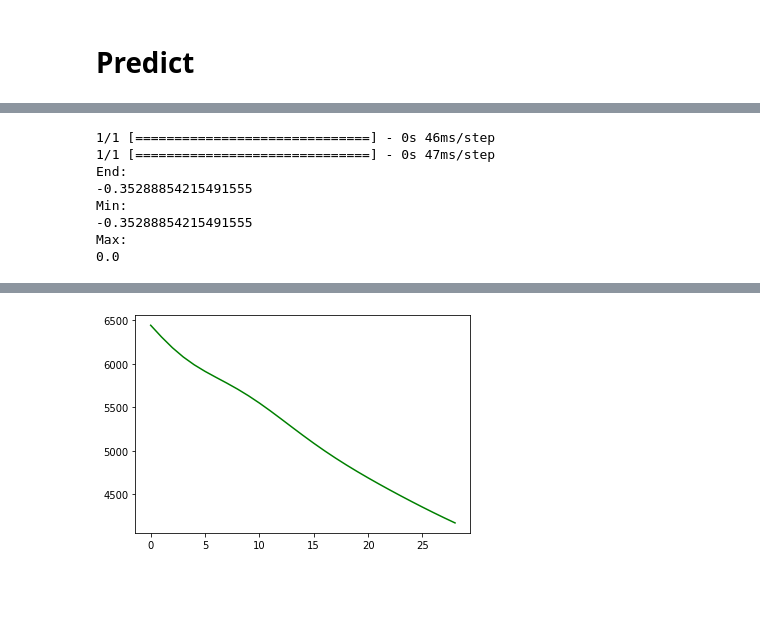
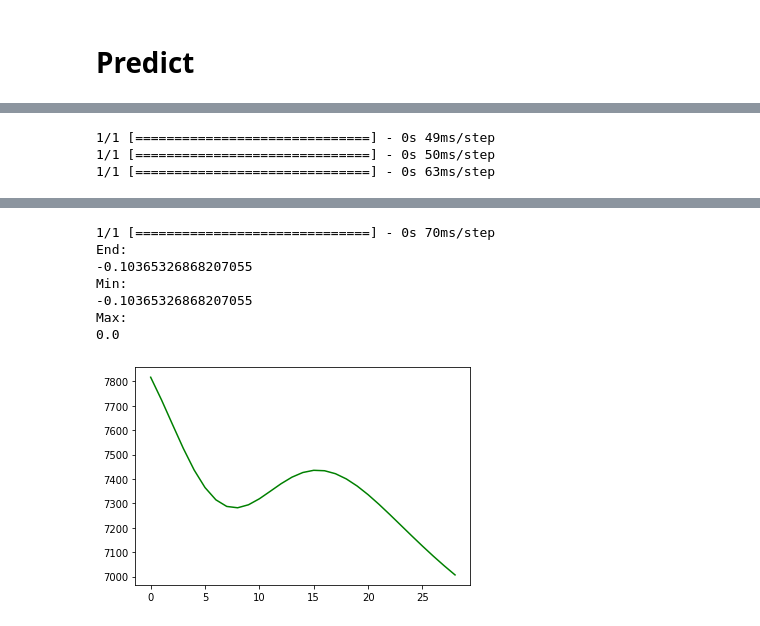
Before and after one commit to alirezaght/bitcoin-price-prediction, a Jupyter notebook: train.ipynb, the cells around one changed output, grey strips where cells are left out. Drawn from its saved outputs; the diff is of its cells as text; code cells hidden in the pictures; blank space fills up the shorter version.

```diff
--- a/train.ipynb
+++ b/train.ipynb
@@ -35,20 +35,27 @@ from tensorflow.python.ops.ragged.row_partition import np
 from functools import reduce
 import pandas as pd
 from datetime import datetime
+import math
 
-gold_csv = pd.read_csv('gold-price.csv')
-btc_csv = pd.read_csv('btc-price.csv')
-eth_csv = pd.read_csv('eth-price.csv')
-oil_csv = pd.read_csv('oil-price.csv')
+gold_csv = pd.read_csv('gold-price.csv', keep_default_na=False)
+btc_csv = pd.read_csv('btc-price.csv', keep_default_na=False)
+eth_csv = pd.read_csv('eth-price.csv', keep_default_na=False)
+oil_csv = pd.read_csv('oil-price.csv', keep_default_na=False)
+
+
 
 feed_days = 90
-indicators = 4
+indicators = 8
 
 oils = {}
+oils_vols = {}
 
 for i in range(0, len(oil_csv)):
+  if oil_csv.iloc[i, 2] == "N/A":
+    continue
   oil_time = datetime.strptime(oil_csv.iloc[i, 0], "%m/%d/%Y").timestamp()
-  oils[oil_time] = float(oil_csv.iloc[i, 1])
+  oils[oil_time] = float(oil_csv.iloc[i, 3])
+  oils_vols[oil_time] = float(oil_csv.iloc[i, 2])
 
 original = []
 
@@ -59,8 +66,13 @@ for i in range(0, len(gold_csv)):
   gold_time = datetime.strptime(gold_csv.iloc[i, 0], "%m/%d/%Y").timestamp()
   if gold_time not in oils:
     continue
+
   oil_price = oils[gold_time]
+  oil_vol = oils_vols[gold_time]
   gold_price = float(gold_csv.iloc[i, 3]) # open price
+  if gold_csv.iloc[i, 2] == "N/A":
+    continue
+  gold_vol = float(gold_csv.iloc[i, 2])
   while True:
     if index >= len(btc_csv) or index >= len(eth_csv):
       break
@@ -68,9 +80,11 @@ for i in range(0, len(gold_csv)):
     if btc_time < gold_time:
       break
     btc_price = float(btc_csv.iloc[index].name[3]) # open price
+    btc_vol = float(btc_csv.iloc[index][0])
     eth_price = float(eth_csv.iloc[index].name[3]) # open price
+    eth_vol = float(eth_csv.iloc[index][0])
     index += 1
-    original.append([btc_price, gold_price, eth_price, oil_price])
+    original.append([btc_price, btc_vol, gold_price, gold_vol, eth_price, eth_vol, oil_price, oil_vol])
 original = np.array(original)
 # %% [markdown]
 # Scaling
@@ -155,7 +169,7 @@ x = np.reshape(x, (1, feed_days, indicators))
 res_array = np.array([])
 y_array = np.array([])
 for i in range(1, 30):
-  res = scaler.inverse_transform(np.reshape(np.array([model.predict(x)[0], 0, 0, 0]), (1, indicators)))
+  res = scaler.inverse_transform(np.reshape(np.array([model.predict(x)[0], 0, 0, 0, 0, 0, 0, 0]), (1, indicators)))
   y_array = np.append(y_array, res[0][0])
   res_array = np.append(res_array, res[0][0])
   res_array = np.append(res_array, original[len(original) - 1][1:])
@@ -203,8 +214,3 @@ print((max(y_array) - y_array[0])/y_array[0])
-1/1 [==============================] - 0s 46ms/step
-1/1 [==============================] - 0s 47ms/step
-End:
--0.35288854215491555
-Min:
--0.35288854215491555
-Max:
-0.0
+1/1 [==============================] - 0s 49ms/step
+1/1 [==============================] - 0s 50ms/step
+1/1 [==============================] - 0s 63ms/step
@@ -211 +218,8 @@ Max:
+1/1 [==============================] - 0s 70ms/step
+End:
+-0.10365326868207055
+Min:
+-0.10365326868207055
+Max:
+0.0
-[figure, old version]
+[figure, new version]
```
Also changed, not shown: parts of 2 cells of this notebook.
